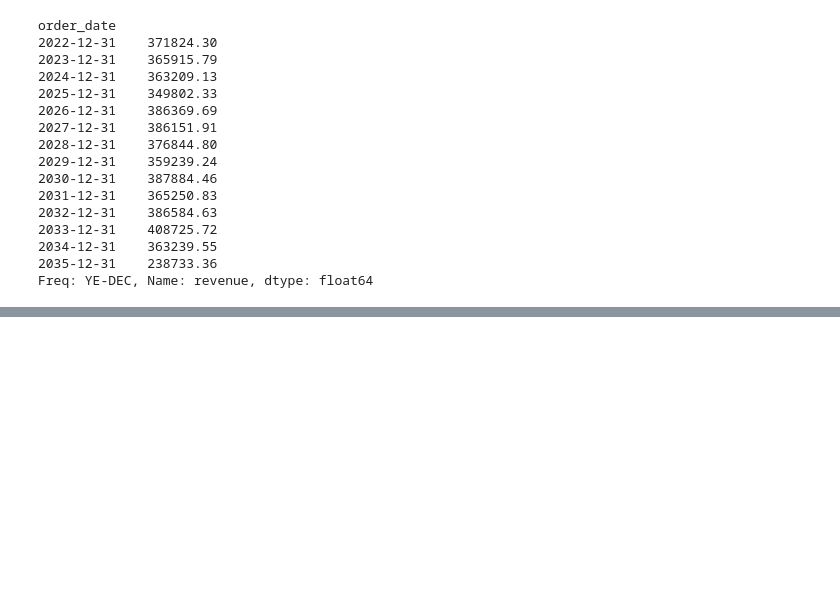
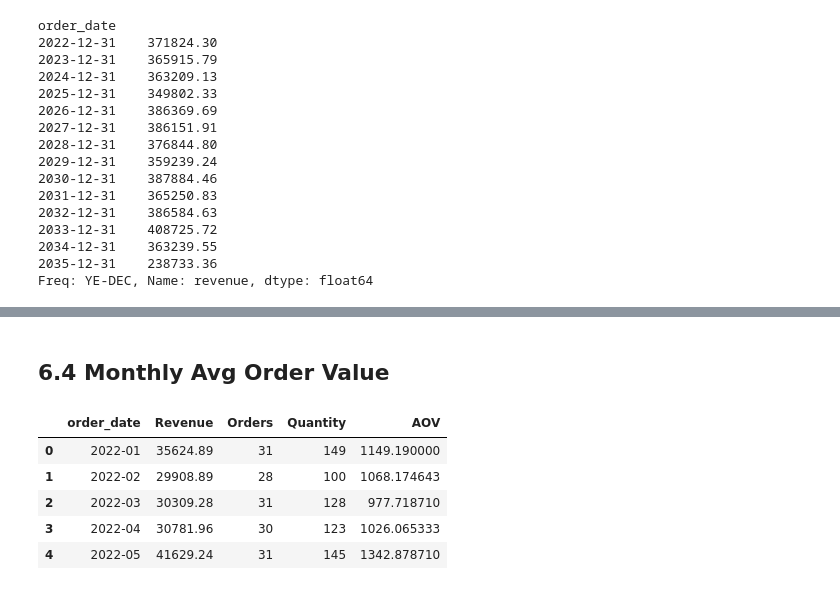
Before and after one commit to MuhaammadUsman/Agentic-AI, a Jupyter notebook: module_02_data_science/66_datetime_and_time_series_data.ipynb, the cells around one changed output, grey strips where cells are left out. Cells and saved outputs as stored; diff of their text form; code cells hidden in the pictures; blank space fills up the shorter version.

```diff
--- a/module_02_data_science/66_datetime_and_time_series_data.ipynb
+++ b/module_02_data_science/66_datetime_and_time_series_data.ipynb
@@ -220,0 +270,15 @@ Freq: YE-DEC, Name: revenue, dtype: float64
+# %% [markdown]
+## 6.4 Monthly Avg Order Value
+# %%
+monthly_sales["AOV"] = (
+    monthly_sales["Revenue"] /
+    monthly_sales["Orders"]
+)
+monthly_sales.head()
+# %% [output]
+|  | order_date | Revenue | Orders | Quantity | AOV |
+| 0 | 2022-01 | 35624.89 | 31 | 149 | 1149.190000 |
+| 1 | 2022-02 | 29908.89 | 28 | 100 | 1068.174643 |
+| 2 | 2022-03 | 30309.28 | 31 | 128 | 977.718710 |
+| 3 | 2022-04 | 30781.96 | 30 | 123 | 1026.065333 |
+| 4 | 2022-05 | 41629.24 | 31 | 145 | 1342.878710 |
```
Also changed, not shown: parts of 12 cells of this notebook.
